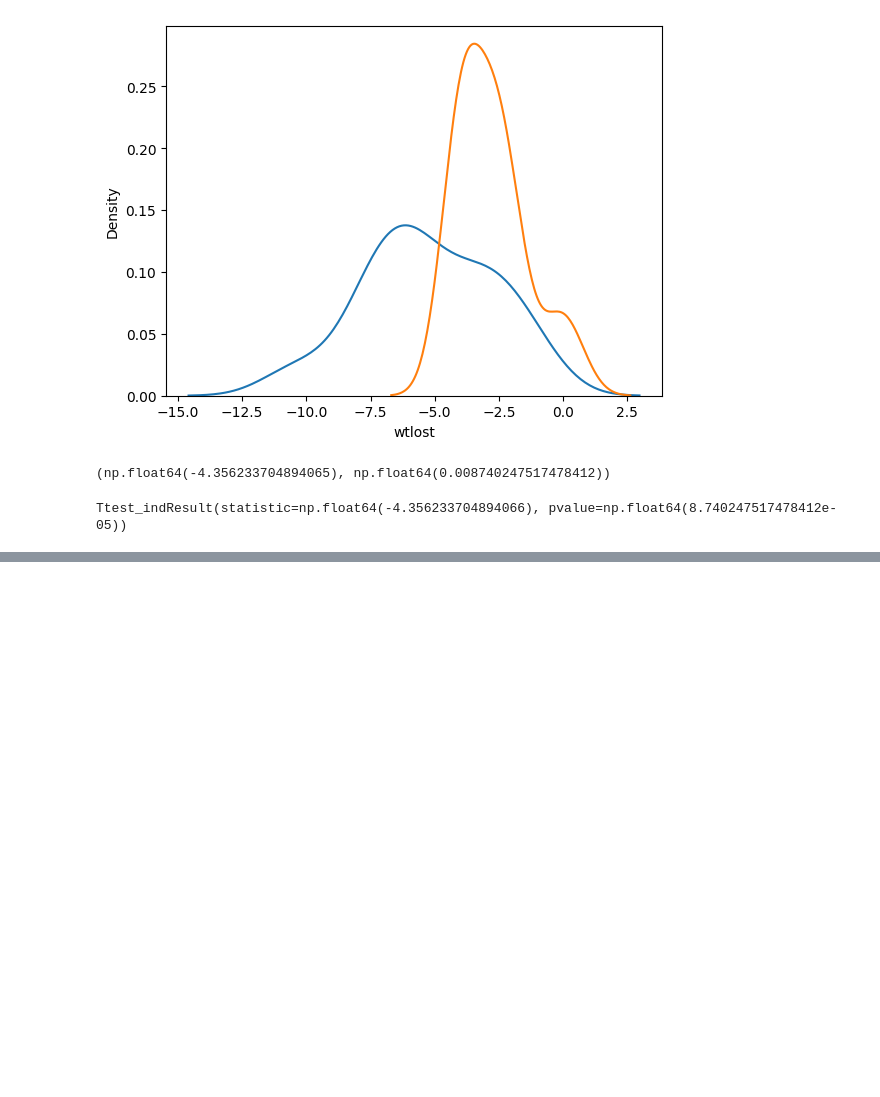
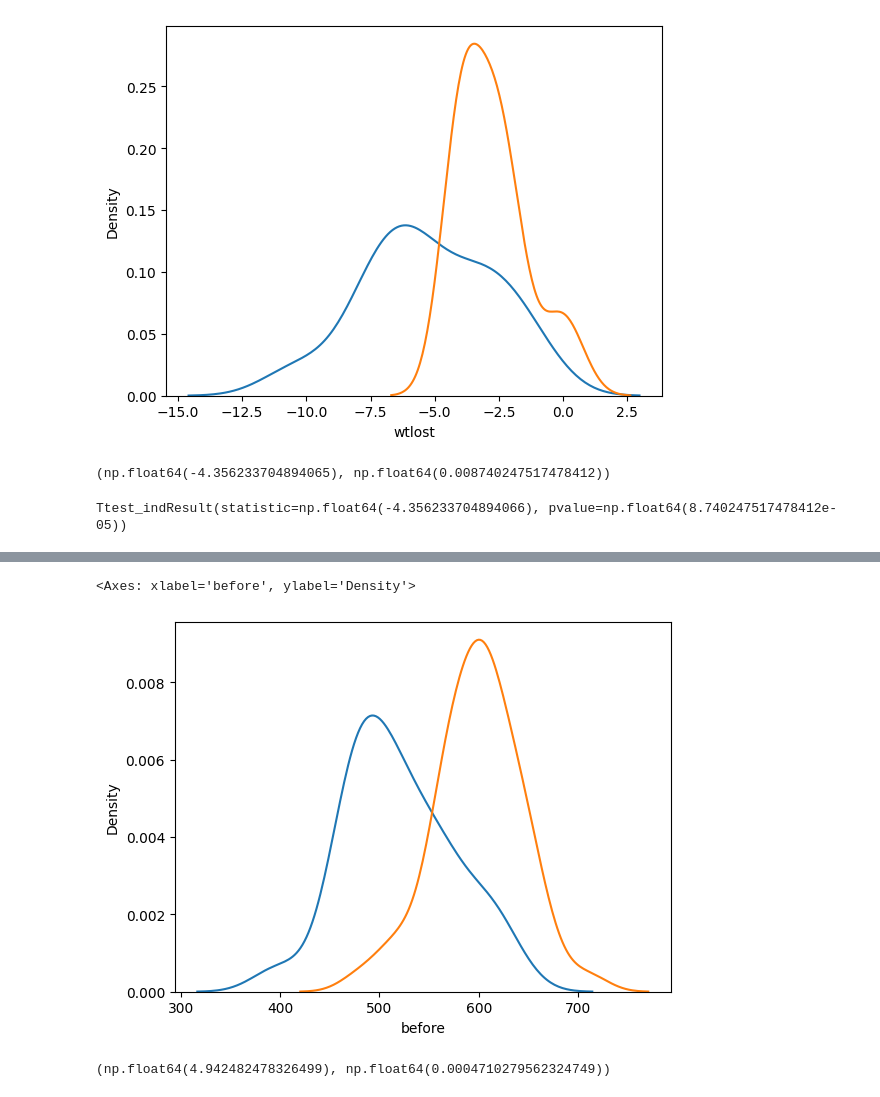
Before and after one commit to nurgelli/Exploratory_Data_Analysis, a Jupyter notebook: by_category/two_sample_test.ipynb, the cells around one changed output, grey strips where cells are left out. Saved outputs shown, nothing was run; the diff lists cells and outputs as text; code cells hidden in the pictures; blank space fills up the shorter version.

```diff
--- a/by_category/two_sample_test.ipynb
+++ b/by_category/two_sample_test.ipynb
@@ -65,0 +72,9 @@ Ttest_indResult(statistic=np.float64(-4.356233704894066), pvalue=np.float64(8.74
+# %%
+np.random.seed(1)
+before = np.random.normal(520.92, 56.02, 50)
+after = np.random.normal(590.92, 55.02, 50)
+
+b = pd.DataFrame({"before": before, "after": after})
+b = round(b)
+b['Improvment'] = b.after - b.before
+b.describe()
@@ -65,0 +91,14 @@ Ttest_indResult(statistic=np.float64(-4.356233704894066), pvalue=np.float64(8.74
+# %%
+sn.kdeplot(b.before)
+sn.kdeplot(b.after)
+# %% [output]
+<Axes: xlabel='before', ylabel='Density'>
+[figure, added]
+# %%
+tstat, pvalue = ttest_1samp(b.Improvment, 30)
+tstat, pvalue / 2 *100
+
+#! Reject Null
+#! Men diff > 30
+# %% [output]
+(np.float64(4.942482478326499), np.float64(0.0004710279562324749))
```
Also changed, not shown: parts of 8 cells of this notebook, 2 other files.
